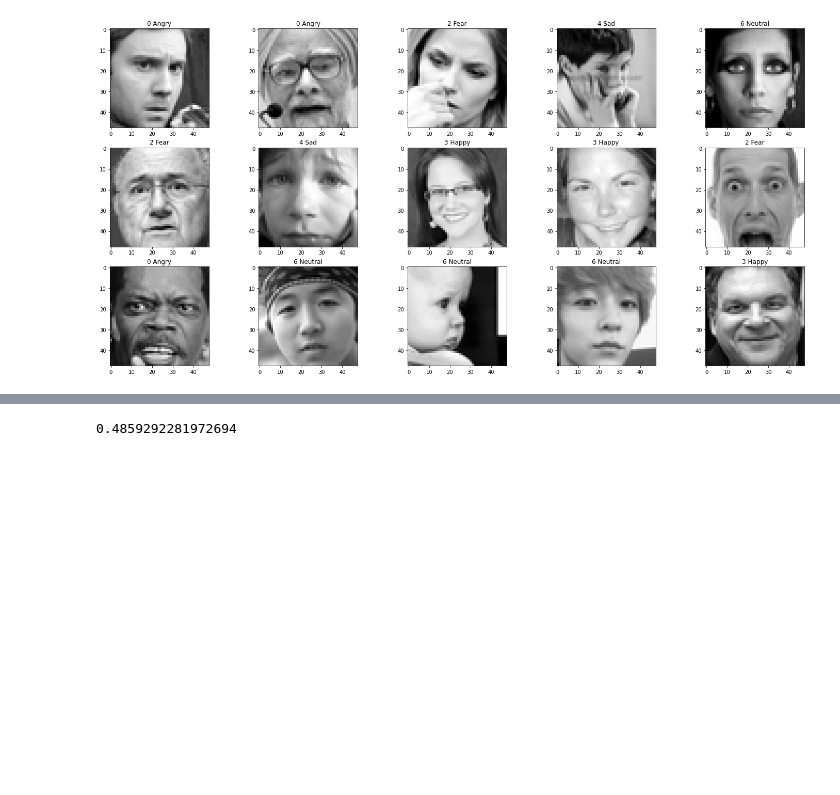
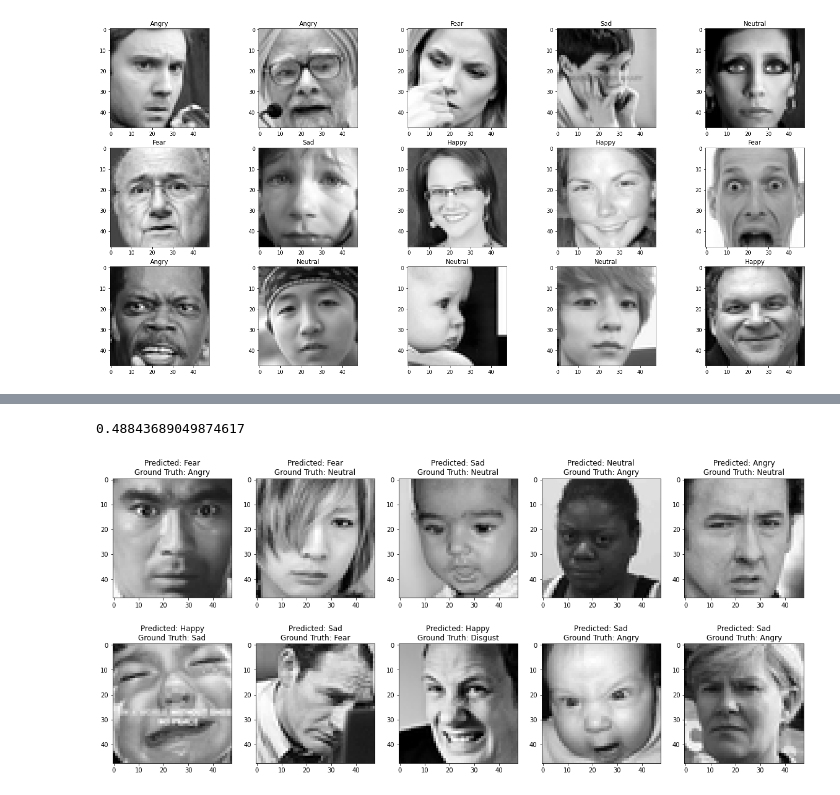
Before and after one commit to Asjad27/Facial-Recognition-Project, a Jupyter notebook: facial-recognition.ipynb, the cells around one changed output, grey strips where cells are left out. Saved outputs shown, nothing was run; the diff lists cells and outputs as text; code cells hidden in the pictures; blank space fills up the shorter version.

```diff
--- a/facial-recognition.ipynb
+++ b/facial-recognition.ipynb
@@ -43,7 +43,7 @@ fig, axs = plt.subplots(3, 5, figsize=(25, 12))
 axs = axs.ravel()
 for i in range(15):
     axs[i].imshow(images[i][:,:,0], cmap='gray')
-    axs[i].set_title(str(labels[i]) + " " + str(emotions[labels[i]]))
+    axs[i].set_title(str(emotions[labels[i]]))
 # %% [output]
 [figure]
 # %%
@@ -107,4 +107,27 @@ predictions=[np.argmax(im) for im in model.predict(test_images)]
 labels = [np.argmax(i) for i in test_labels]
 accuracy_score(predictions,labels)
 # %% [output]
-0.4859292281972694
+0.48843689049874617
+# %%
+cols = 0
+rows = 0
+disagree = []
+
+for i in range(len(labels)):
+    if labels[i] != predictions[i]:
+        disagree.append(i)
+        if len(disagree) == 10:
+            break
+
+fig, axs = plt.subplots(2, 5, figsize=(20,9))
+
+for i in range(10):
+    image=(np.array(list(test_images)[disagree[i]])/256)[:,:,0]
+    axs[cols, rows].imshow(image, cmap='gray')
+    axs[cols, rows].set_title('Predicted: ' + str(emotions[predictions[disagree[i]]]) + '\nGround Truth: ' + str(emotions[labels[disagree[i]]]))
+    rows = rows+1
+    if rows == 5:
+        cols = cols + 1
+        rows = 0
+# %% [output]
+[figure, added]
```
Also changed, not shown: parts of 2 cells of this notebook.
